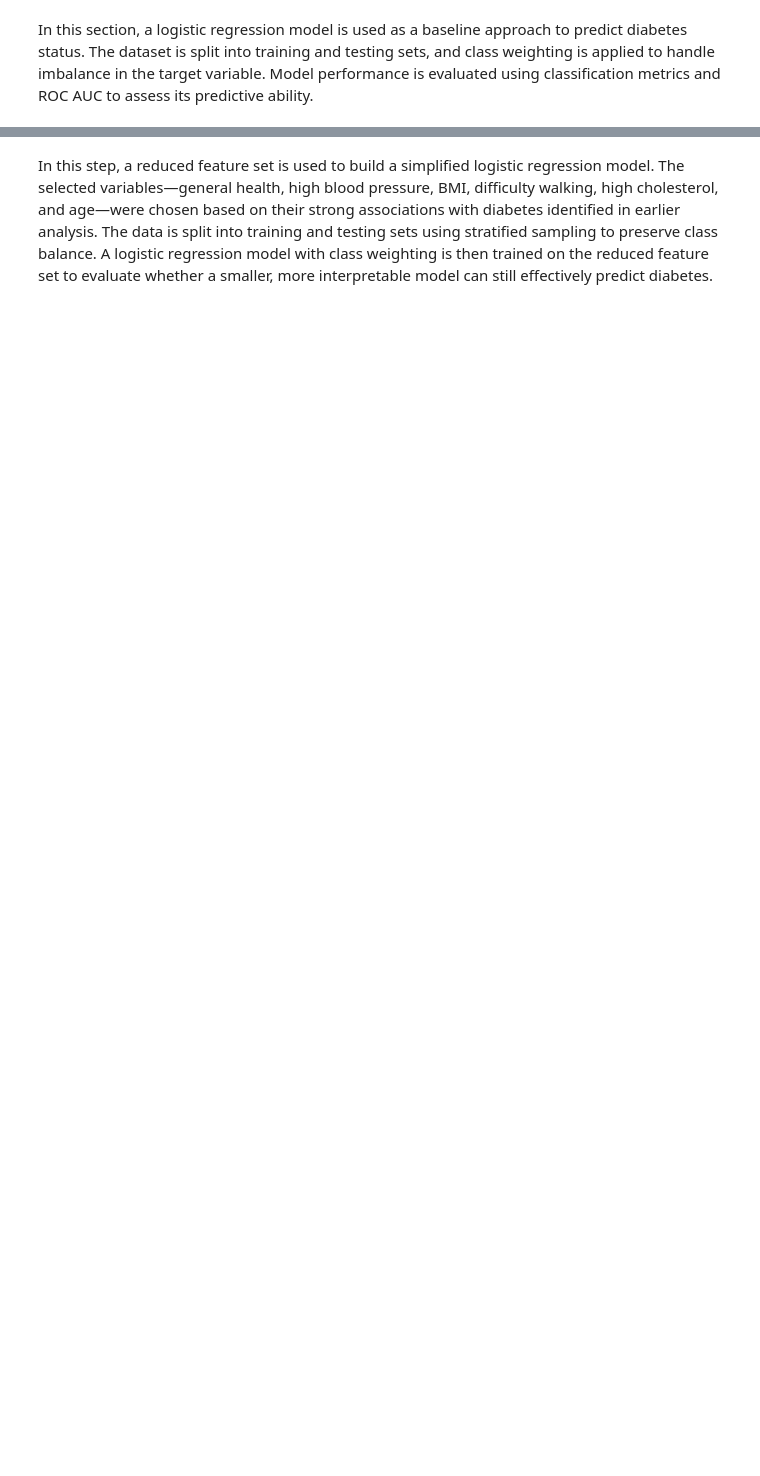
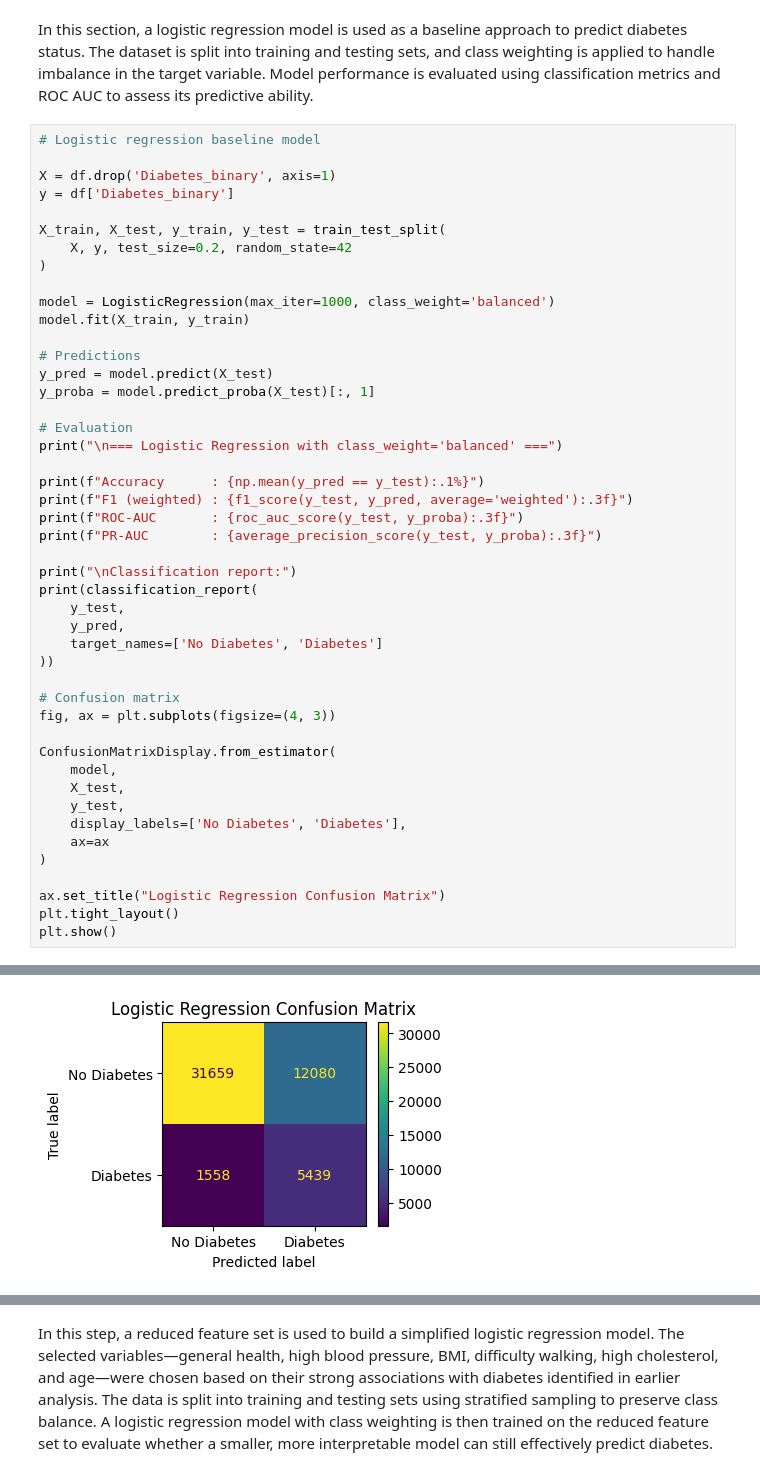
Before and after one commit to dtn2/BIFX546_diabetes-indicators, a Jupyter notebook: notebooks/EDA_diabetes_indicators.ipynb, the cells around one changed output, grey strips where cells are left out. Drawn from its saved outputs; the diff is of its cells as text; blank space fills up the shorter version.

```diff
--- a/notebooks/EDA_diabetes_indicators.ipynb
+++ b/notebooks/EDA_diabetes_indicators.ipynb
@@ -405,2 +494,49 @@ Based on these insights, the next step is to move into predictive modeling.
 # %% [markdown]
 In this section, a logistic regression model is used as a baseline approach to predict diabetes status. The dataset is split into training and testing sets, and class weighting is applied to handle imbalance in the target variable. Model performance is evaluated using classification metrics and ROC AUC to assess its predictive ability.
+# %%
+# Logistic regression baseline model
+
+X = df.drop('Diabetes_binary', axis=1)
+y = df['Diabetes_binary']
+
+X_train, X_test, y_train, y_test = train_test_split(
+    X, y, test_size=0.2, random_state=42
+)
+
+model = LogisticRegression(max_iter=1000, class_weight='balanced')
+model.fit(X_train, y_train)
+
+# Predictions
+y_pred = model.predict(X_test)
+y_proba = model.predict_proba(X_test)[:, 1]
+
+# Evaluation
+print("\n=== Logistic Regression with class_weight='balanced' ===")
+
+print(f"Accuracy      : {np.mean(y_pred == y_test):.1%}")
+print(f"F1 (weighted) : {f1_score(y_test, y_pred, average='weighted'):.3f}")
+print(f"ROC-AUC       : {roc_auc_score(y_test, y_proba):.3f}")
+print(f"PR-AUC        : {average_precision_score(y_test, y_proba):.3f}")
+
+print("\nClassification report:")
+print(classification_report(
+    y_test,
+    y_pred,
+    target_names=['No Diabetes', 'Diabetes']
+))
+
+# Confusion matrix
+fig, ax = plt.subplots(figsize=(4, 3))
+
+ConfusionMatrixDisplay.from_estimator(
+    model,
+    X_test,
+    y_test,
+    display_labels=['No Diabetes', 'Diabetes'],
+    ax=ax
+)
+
+ax.set_title("Logistic Regression Confusion Matrix")
+plt.tight_layout()
+plt.show()
+# %% [output]
@@ -406,0 +558 @@ In this section, a logistic regression model is used as a baseline approach to p
+[figure, added]
```
Also changed, not shown: parts of 45 cells of this notebook.
